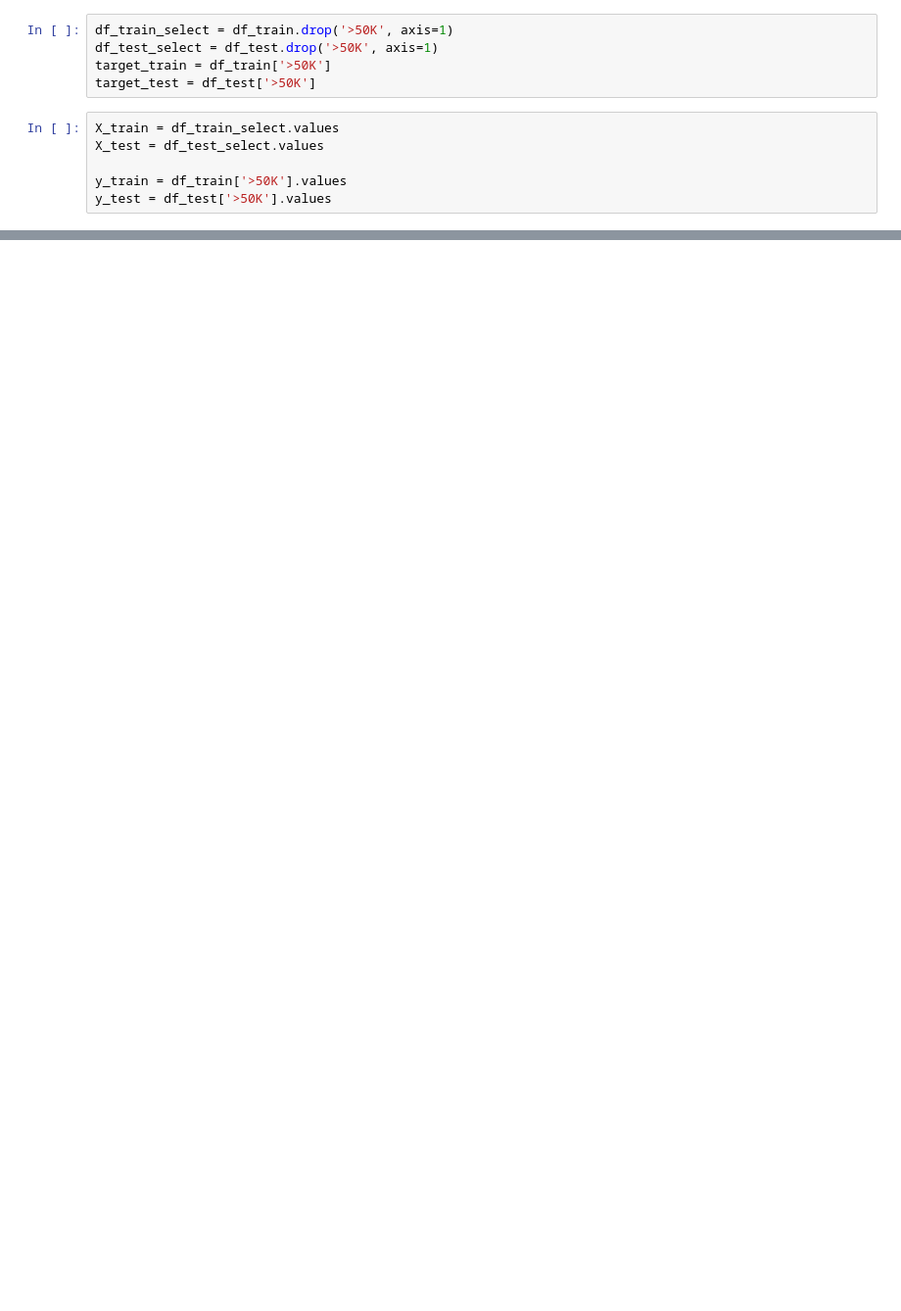
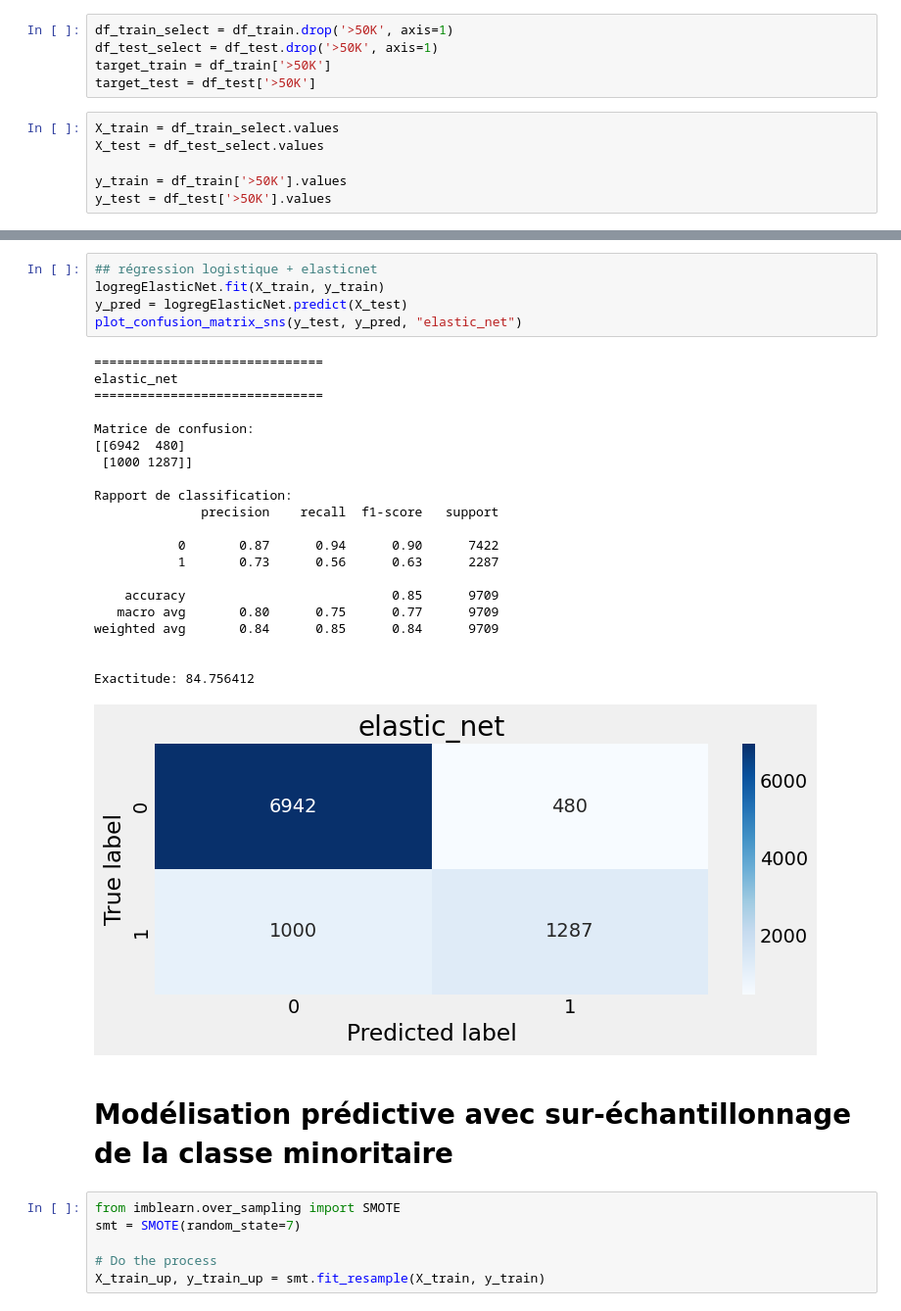
Before and after one commit to jrafei/income-prediction, a Jupyter notebook: notebooks/models_RegLog.ipynb, the cells around one changed output, grey strips where cells are left out. Shown at 98% size. Cells and saved outputs as stored; diff of their text form; blank space fills up the shorter version.

```diff
--- a/notebooks/models_RegLog.ipynb
+++ b/notebooks/models_RegLog.ipynb
@@ -306,0 +216,35 @@ Exactitude: 100.000000
+# %%
+## régression logistique + elasticnet
+logregElasticNet.fit(X_train, y_train)
+y_pred = logregElasticNet.predict(X_test)
+plot_confusion_matrix_sns(y_test, y_pred, "elastic_net")
+# %% [output]
+==============================
+elastic_net
+==============================
+
+Matrice de confusion:
+[[6942  480]
+ [1000 1287]]
+
+Rapport de classification:
+              precision    recall  f1-score   support
+
+           0       0.87      0.94      0.90      7422
+           1       0.73      0.56      0.63      2287
+
+    accuracy                           0.85      9709
+   macro avg       0.80      0.75      0.77      9709
+weighted avg       0.84      0.85      0.84      9709
+
+
+Exactitude: 84.756412
+[figure, added]
+# %% [markdown]
+# Modélisation prédictive avec  sur-échantillonnage de la classe minoritaire
+# %%
+from imblearn.over_sampling import SMOTE
+smt = SMOTE(random_state=7)
+
+# Do the process
+X_train_up, y_train_up = smt.fit_resample(X_train, y_train)
```
Also changed, not shown: parts of 112 cells of this notebook, 4 other files.
